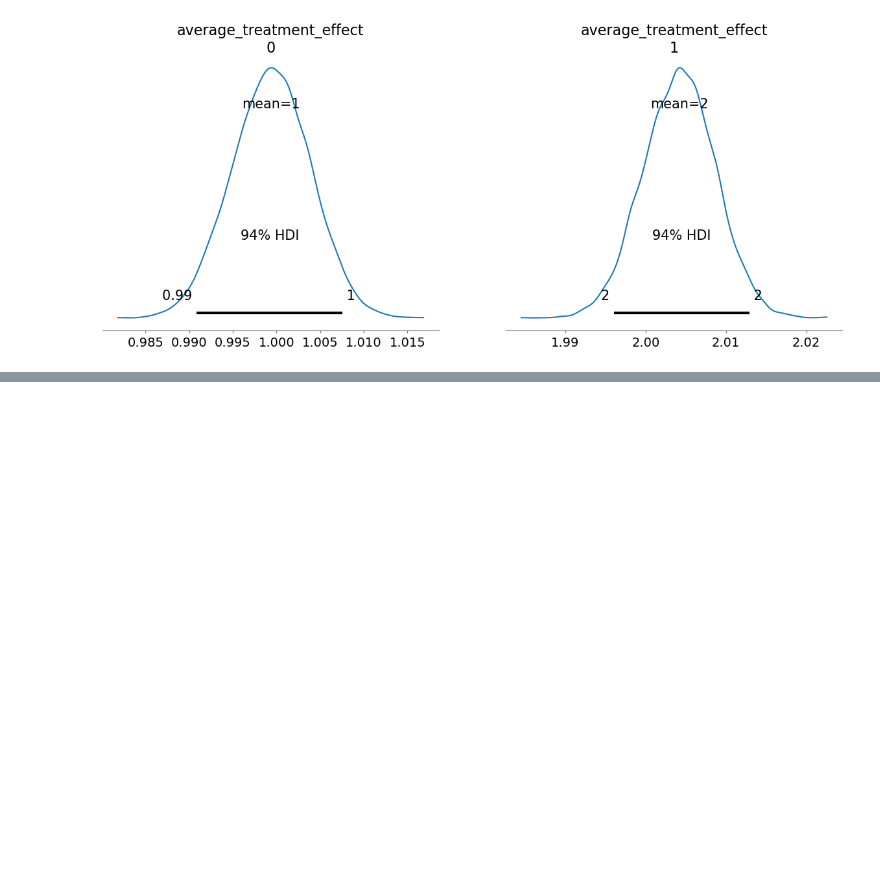
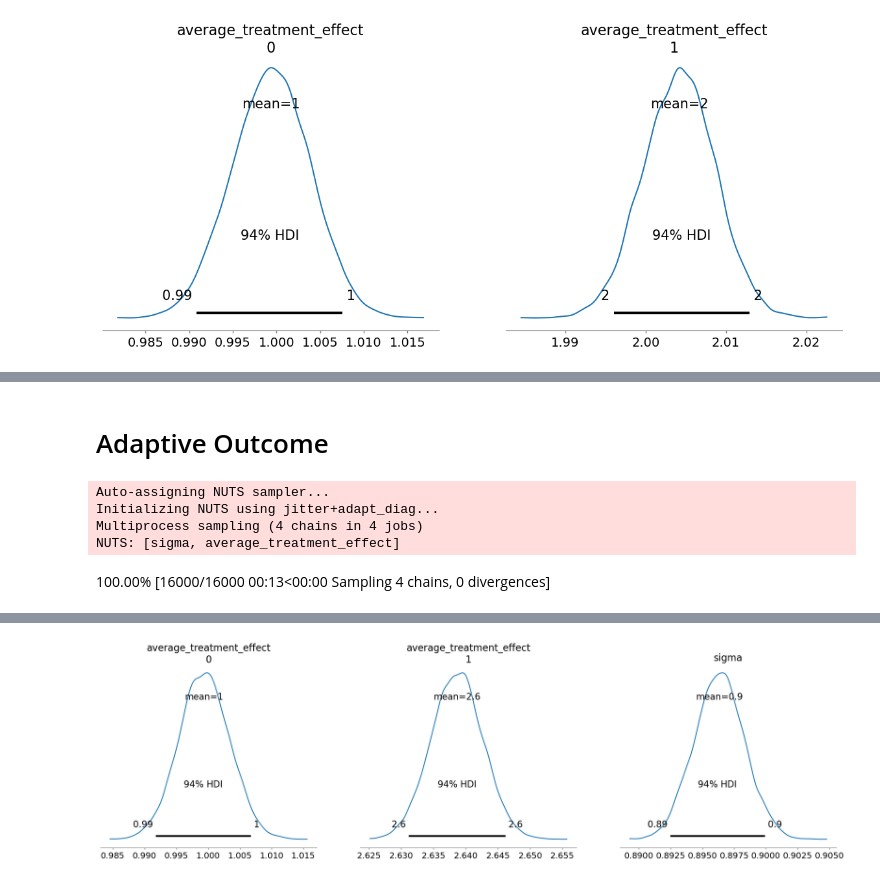
Before and after one commit to HIAlab/adaptive_nof1, a Jupyter notebook: notebooks/Inference_In_Adaptive_Sampling.ipynb, the cells around one changed output, grey strips where cells are left out. Saved outputs shown, nothing was run; the diff lists cells and outputs as text; code cells hidden in the pictures; blank space fills up the shorter version.

Commit message:
WIP: LinearModel

```diff
--- a/notebooks/Inference_In_Adaptive_Sampling.ipynb
+++ b/notebooks/Inference_In_Adaptive_Sampling.ipynb
@@ -307,0 +306,30 @@ array([[<Axes: title={'center': 'average_treatment_effect'}>,
+# %% [markdown]
+# Adaptive Outcome
+# %%
+model = pm.Model()
+with model:
+    df_trial = df_bayesian_prior_update
+    treatments = df_trial["adaptive_treatment"]
+    # Priors for unknown model parameters
+    sigma = pm.HalfNormal("sigma", sigma=10)
+    average_treatment_effect = pm.Normal(
+        "average_treatment_effect", mu=0, sigma=sigma, shape=2
+    )
+    outcome = pm.Normal(
+        "outcome",
+        mu=(
+            np.array(treatments == 1) * average_treatment_effect[0]
+            + np.array(treatments == 2) * average_treatment_effect[1]
+        ),
+        sigma=sigma,
+        observed=df_trial["adaptive_outcome"],
+    )
+    trace = pm.sample(3000)
+    az.plot_posterior(trace)
+#az.plot_trace(trace)
+# %% [output]
+Auto-assigning NUTS sampler...
+Initializing NUTS using jitter+adapt_diag...
+Multiprocess sampling (4 chains in 4 jobs)
+NUTS: [sigma, average_treatment_effect]
+100.00% [16000/16000 00:13<00:00 Sampling 4 chains, 0 divergences]
@@ -307,0 +337 @@ array([[<Axes: title={'center': 'average_treatment_effect'}>,
+[figure, added]
```
Also changed, not shown: parts of 3 cells of this notebook, 3 other files.
